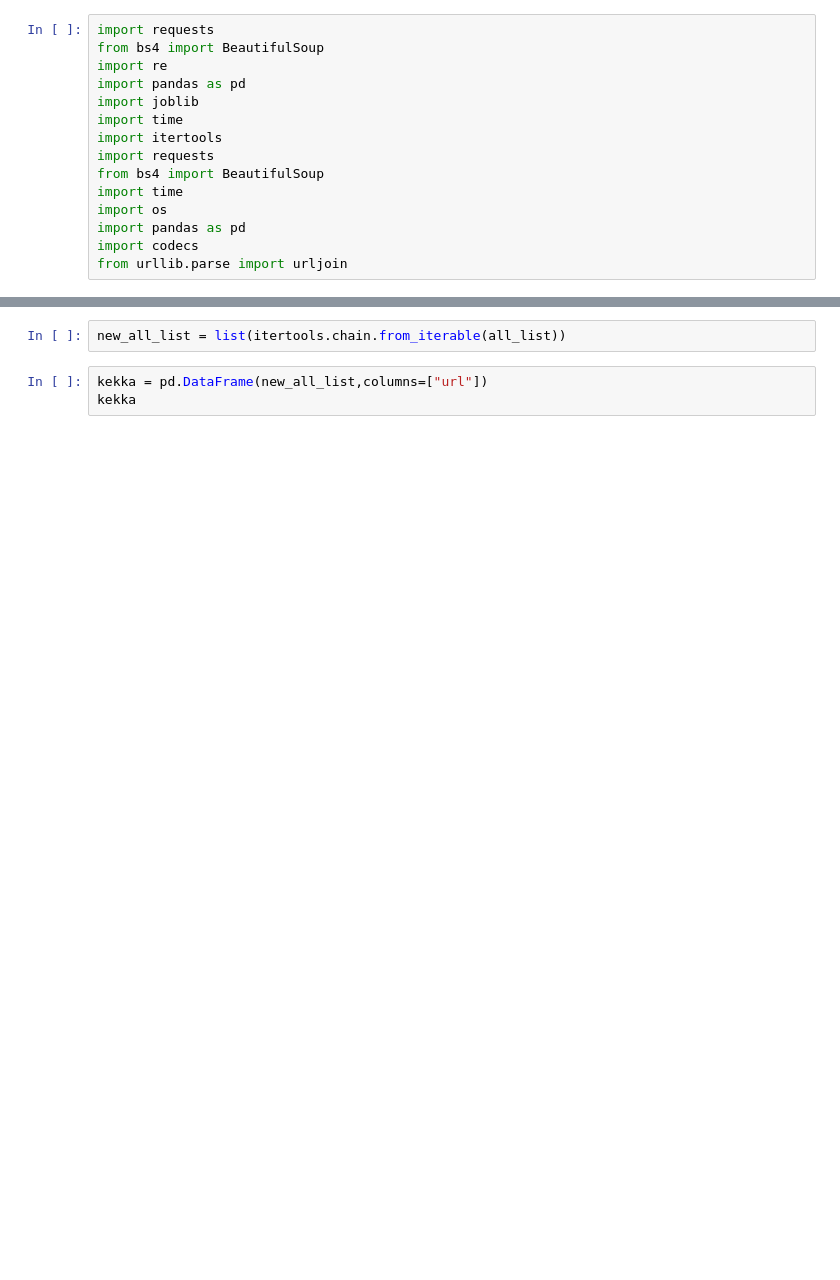
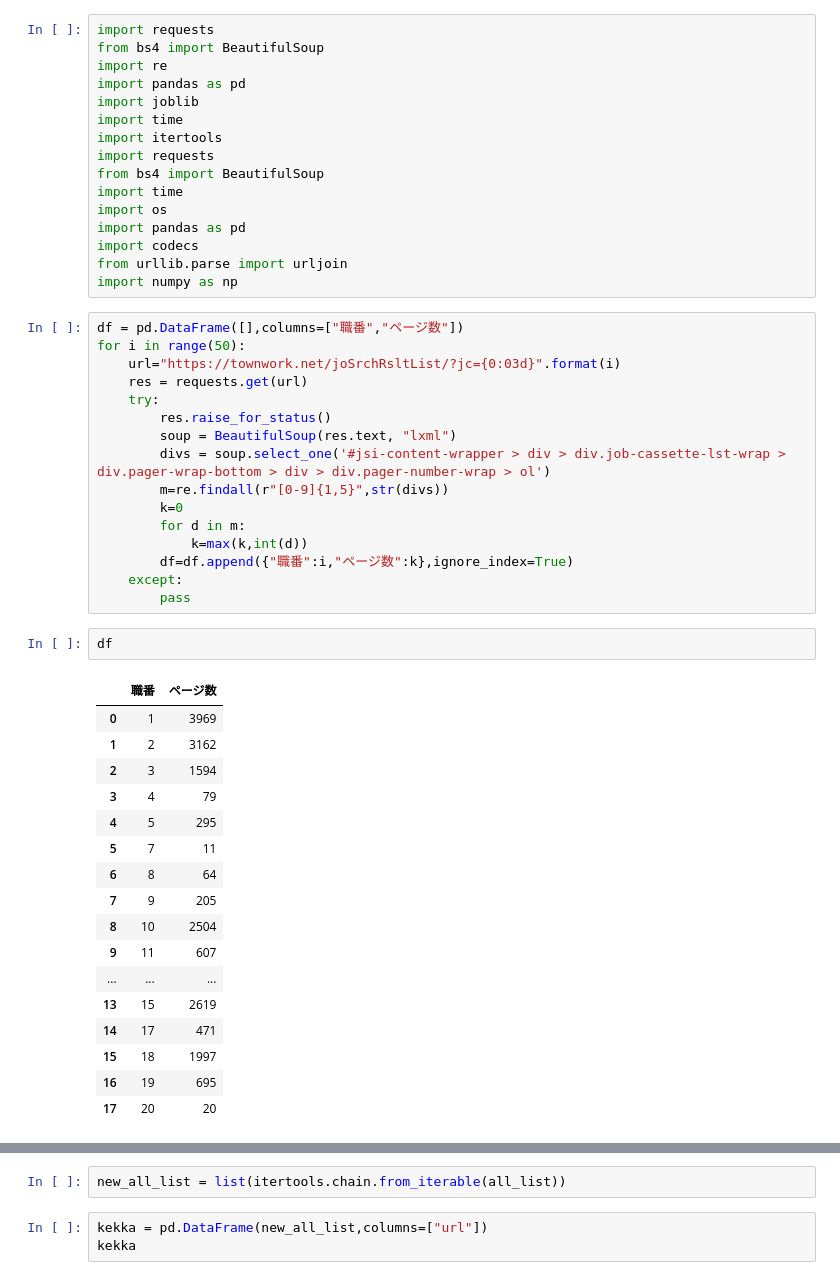
Before and after one commit to motokikamimura/-, a Jupyter notebook: townworkスクレイピング.ipynb, the cells around one changed output, grey strips where cells are left out. Drawn from its saved outputs; the diff is of its cells as text; blank space fills up the shorter version.

```diff
--- a/townworkスクレイピング.ipynb
+++ b/townworkスクレイピング.ipynb
@@ -13,4 +13,41 @@ import os
 import pandas as pd
 import codecs
 from urllib.parse import urljoin
+import numpy as np
+# %%
+df = pd.DataFrame([],columns=["職番","ページ数"])
+for i in range(50):
+    url="https://townwork.net/joSrchRsltList/?jc={0:03d}".format(i)
+    res = requests.get(url)
+    try:
+        res.raise_for_status()
+        soup = BeautifulSoup(res.text, "lxml")
+        divs = soup.select_one('#jsi-content-wrapper > div > div.job-cassette-lst-wrap > div.pager-wrap-bottom > div > div.pager-number-wrap > ol')
+        m=re.findall(r"[0-9]{1,5}",str(divs))
+        k=0
+        for d in m:
+            k=max(k,int(d))
+        df=df.append({"職番":i,"ページ数":k},ignore_index=True)
+    except:
+        pass
+# %%
+df
+# %% [output]
+|  | 職番 | ページ数 |
+| 0 | 1 | 3969 |
+| 1 | 2 | 3162 |
+| 2 | 3 | 1594 |
+| 3 | 4 | 79 |
+| 4 | 5 | 295 |
+| 5 | 7 | 11 |
+| 6 | 8 | 64 |
+| 7 | 9 | 205 |
+| 8 | 10 | 2504 |
+| 9 | 11 | 607 |
+| ... | ... | ... |
+| 13 | 15 | 2619 |
+| 14 | 17 | 471 |
+| 15 | 18 | 1997 |
+| 16 | 19 | 695 |
+| 17 | 20 | 20 |
 # %%
```
Also changed, not shown: parts of 43 cells of this notebook, 3 other files.
